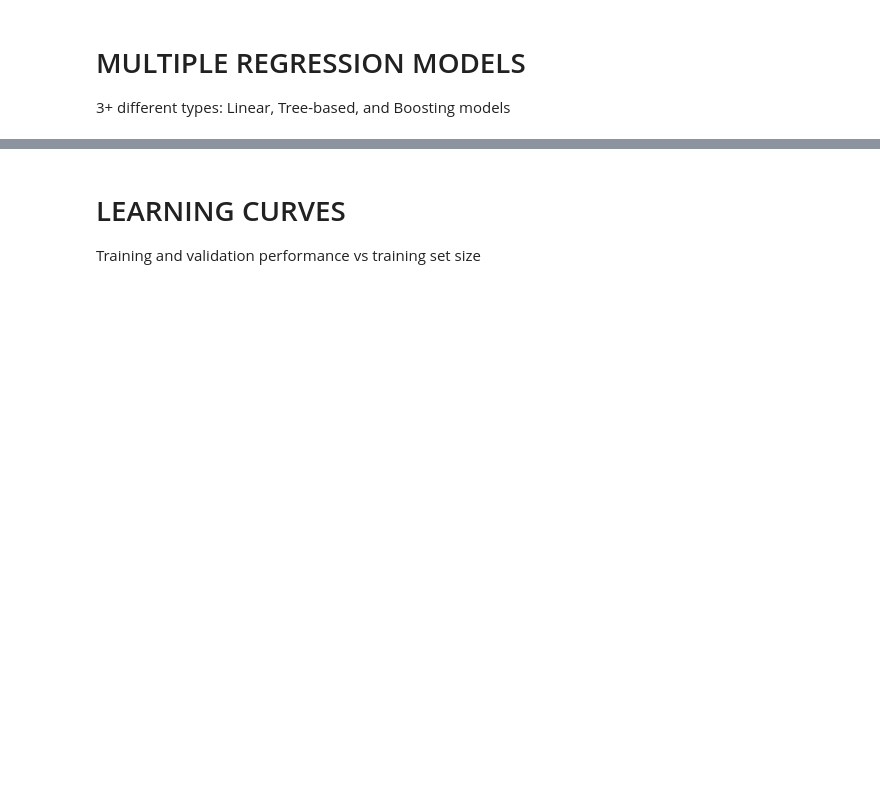
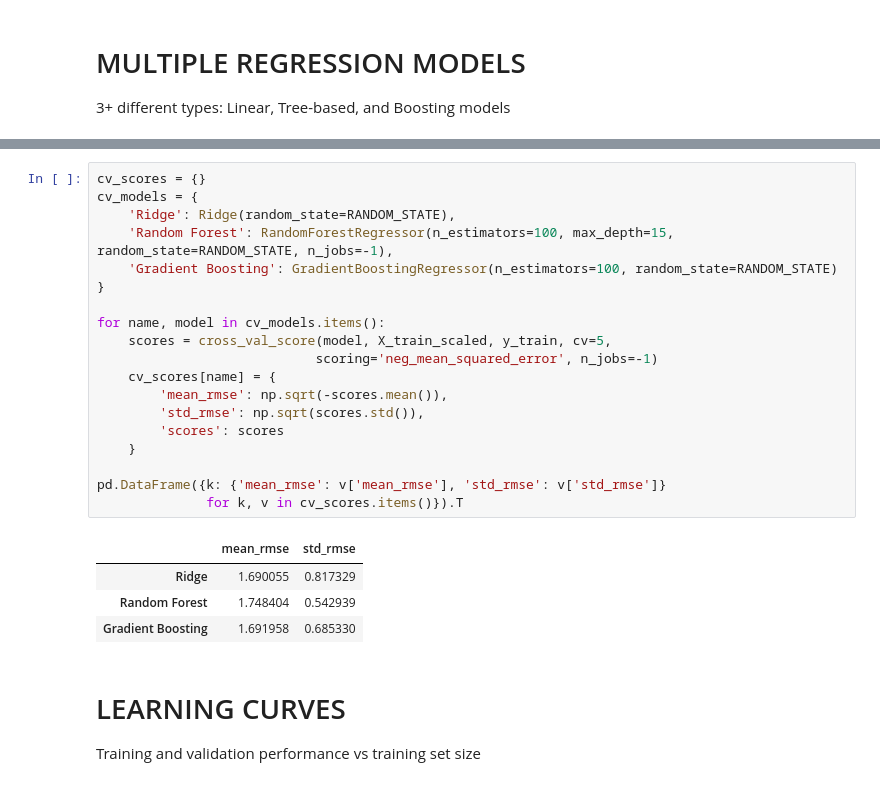
Before and after one commit to Belaleatsbanana/ml, a Jupyter notebook: youtube.ipynb, the cells around one changed output, grey strips where cells are left out. Cells and saved outputs as stored; diff of their text form; blank space fills up the shorter version.

```diff
--- a/youtube.ipynb
+++ b/youtube.ipynb
@@ -769,3 +549,27 @@ Training LightGBM... ✓ (Train R²=0.7060, Test R²=0.6965)
+# %%
+cv_scores = {}
+cv_models = {
+    'Ridge': Ridge(random_state=RANDOM_STATE),
+    'Random Forest': RandomForestRegressor(n_estimators=100, max_depth=15, random_state=RANDOM_STATE, n_jobs=-1),
+    'Gradient Boosting': GradientBoostingRegressor(n_estimators=100, random_state=RANDOM_STATE)
+}
+
+for name, model in cv_models.items():
+    scores = cross_val_score(model, X_train_scaled, y_train, cv=5,
+                            scoring='neg_mean_squared_error', n_jobs=-1)
+    cv_scores[name] = {
+        'mean_rmse': np.sqrt(-scores.mean()),
+        'std_rmse': np.sqrt(scores.std()),
+        'scores': scores
+    }
+
+pd.DataFrame({k: {'mean_rmse': v['mean_rmse'], 'std_rmse': v['std_rmse']}
+              for k, v in cv_scores.items()}).T
+# %% [output]
+|  | mean_rmse | std_rmse |
+| Ridge | 1.690055 | 0.817329 |
+| Random Forest | 1.748404 | 0.542939 |
+| Gradient Boosting | 1.691958 | 0.685330 |
 # %% [markdown]
 # LEARNING CURVES
 Training and validation performance vs training set size
```
Also changed, not shown: parts of 32 cells of this notebook.
